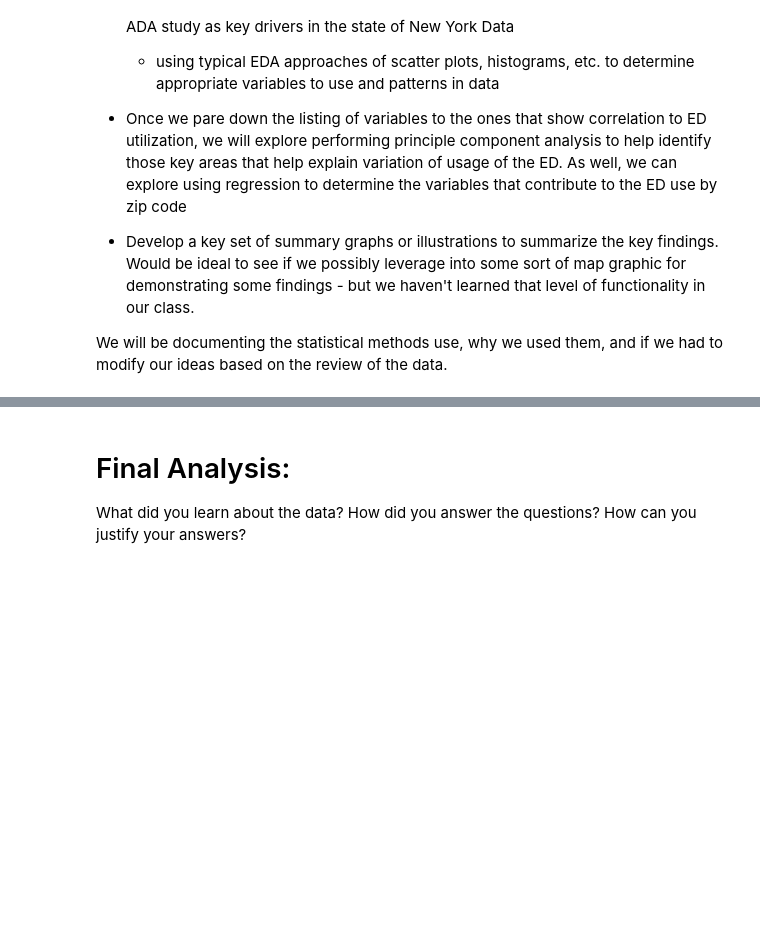
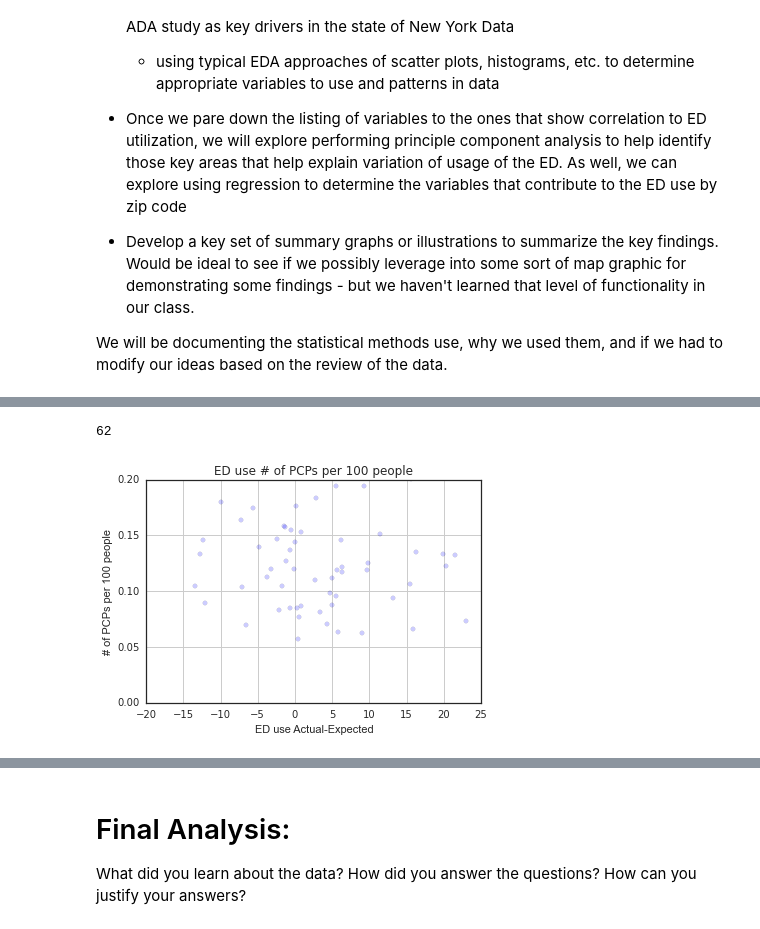
Before and after one commit to SumanthMeenan/CS109-1, a Jupyter notebook: CS109Project.ipynb, the cells around one changed output, grey strips where cells are left out. Drawn from its saved outputs; the diff is of its cells as text; code cells hidden in the pictures; blank space fills up the shorter version.

```diff
--- a/CS109Project.ipynb
+++ b/CS109Project.ipynb
@@ -105,0 +363,80 @@ We will be documenting the statistical methods use, why we used them, and if we
+# %%
+# look at primary care by providers in the state of new york
+
+from StringIO import StringIO
+from zipfile import ZipFile
+from urllib import urlopen
+
+# this site has a zip that has the listing of every provider and their offices and other data.  Unfortunately, when we try to read this
+# into python, I get memory issues that I cannot resolve.
+# To save on memory issues - I had to download a file with just the physician's NPI, county their office was in, and the number of offices in each county
+# read in this file for analysis
+
+# Read in extracted csv file - just a summary of the pcp NPIs by county
+CSVFile = "C:\Users\jvipond\Documents\NPIofpcpsbycounty.csv"
+Physfile = pd.read_csv(CSVFile)
+
+# drop the NumberofLocations field - just count by number of physician NPIs in the zip
+Physfile.drop('NumberofLocations', axis=1, inplace=True)
+
+# calucalte the number of providers by county
+PCPbycounty = Physfile.groupby('CountyName').count()
+PCPbycounty.reset_index(inplace=True)
+
+
+# change the npi column to a name that makes sense - NumPCPs
+PCPbycounty.rename(columns={'npi': 'NumPCPs'}, inplace=True)
+
+
+## Need to merge census by county
+
+# read in the census by county from the NY website to calcualte a rate
+CSVFile = "https://data.ny.gov/api/views/krt9-ym2k/rows.csv?accessType=DOWNLOAD"
+Censusbycounty = pd.read_csv(CSVFile)
+
+# drop the "county" string at the end of the field to get the county name
+Censusbycounty['County'] = Censusbycounty['Geography'].map(lambda x: str(x)[:-7])
+
+# just want county, FIPS and population in the dataset
+Censusbycounty = Censusbycounty[['FIPS Code','County','Population','Year']]
+# just grab 2012 for this analysis to match up to the year that the provider dictionary is
+Census2012=Censusbycounty[Censusbycounty['Year']==2012]
+
+# merge this to the 2012 census in a new dataframe - the physician list is from 2012 so do this to marry up with appropriate year
+PCPAvailable = pd.merge(PCPbycounty, Census2012, how="inner", left_on="CountyName", right_on="County")
+
+# drop the duplicate county name code
+PCPAvailable.drop('County', axis=1, inplace=True)
+
+# one county has a period in it "St. Lawrence" - remove the period to merge correctly
+PCPAvailable = PCPAvailable.replace("St. Lawrence", "St Lawrence")
+
+# derive PCP rate - PCP/# of people per 100 people
+PCPAvailable['PCPRate Per 100 People'] = (PCPAvailable['NumPCPs']/PCPAvailable['Population'] * 100)
+
+# merge with the ED2012 dataset
+PCPAvailable2012= pd.merge(PCPAvailable, EDuse2012, how="inner", left_on="CountyName", right_on="County")
+
+# plot scatterplot
+df = PCPAvailable2012
+
+# want to ensure we still have 62 counties and nothing has dropped
+print PCPAvailable2012['FIPS Code'].count()
+
+# do a scatterplot of results agains ED use
+plt.scatter(df['Difference in Rates'], df['PCPRate Per 100 People'], alpha = 0.2)
+plt.title('ED use # of PCPs per 100 people')
+plt.xlabel('ED use Actual-Expected')
+plt.ylabel('# of PCPs per 100 people')
+#plt.xlim(-20, 20)
+plt.ylim(0, .2)
+plt.grid()
+plt.show()
+
+# boxplot comparing the distribution of the groups by those counties overusing the ED and those that are not.
+df.boxplot(column='PCPRate Per 100 People', by='ED Opp', grid=False)
+plt.ylabel('# of PCPs per 100 people')
+#plt.ylim(0, 50)
+# %% [output]
+62
+[figure, added]
```
Also changed, not shown: parts of 54 cells of this notebook.
